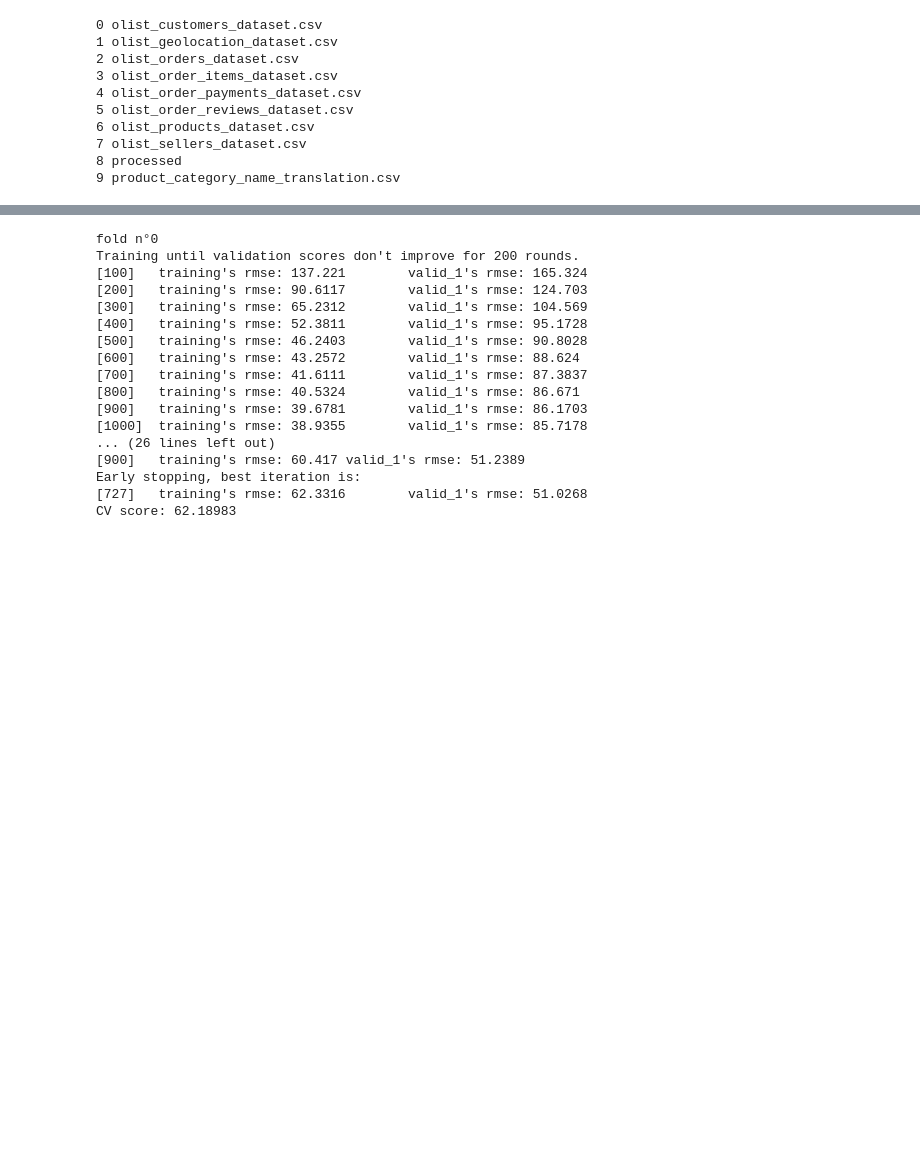
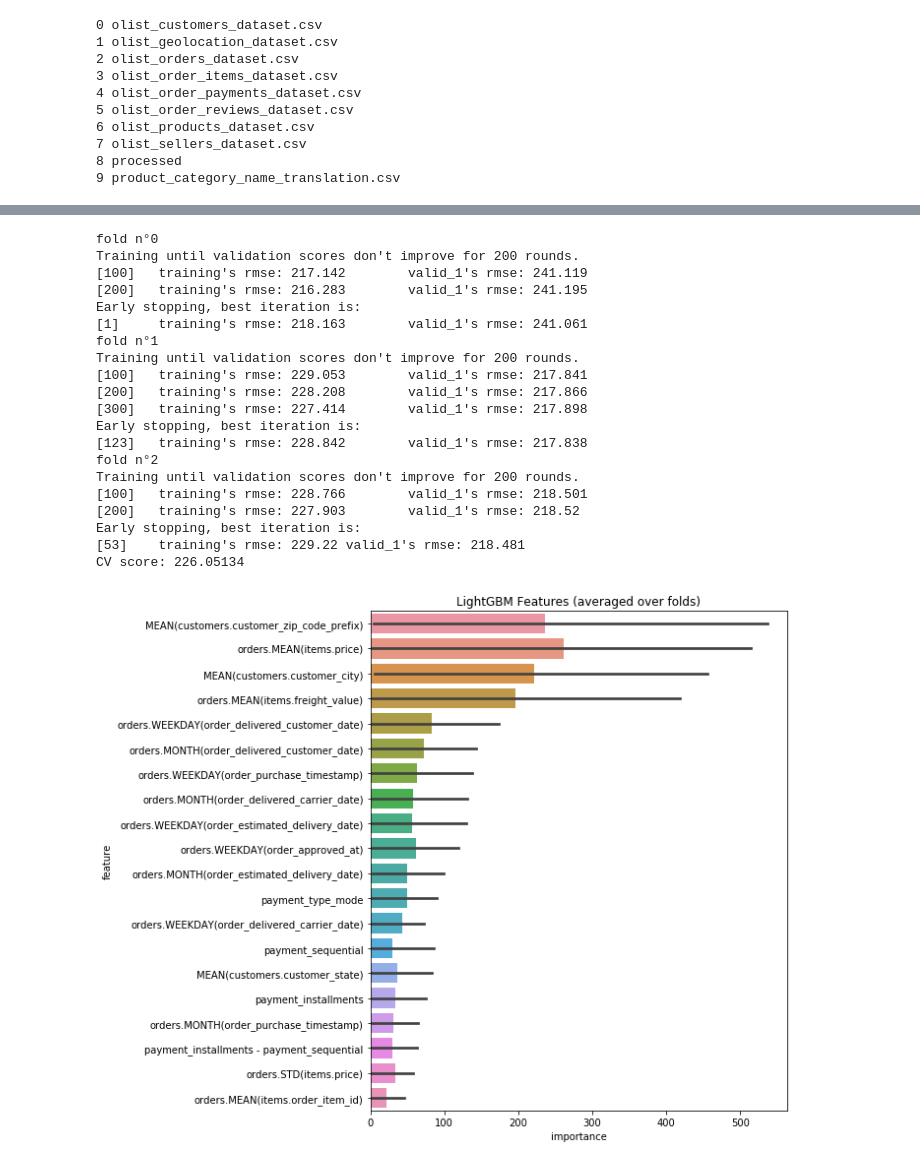
Before and after one commit to OnkarDeshpande/brazil_ecomm, a Jupyter notebook: code/predict_order_value.ipynb, the cells around one changed output, grey strips where cells are left out. Saved outputs shown, nothing was run; the diff lists cells and outputs as text; code cells hidden in the pictures; blank space fills up the shorter version.

```diff
--- a/code/predict_order_value.ipynb
+++ b/code/predict_order_value.ipynb
@@ -70,17 +54,21 @@ df_payments = utils.read_pickles('../data/processed/payments')
+# %%
+df_payments['payment_type_mode'] = df_payments['payment_type_mode'].astype('category').cat.codes.values
+df_orders['order_status'] = df_orders['order_status'].astype('category').cat.codes.values
+# %%
+target = df_payments.pop('payment_value')
 # %%
 # Create entityset
 entity_set = ft.EntitySet(id = 'order_val')
 
+# order entity
 entity_set = entity_set.entity_from_dataframe(
     entity_id='orders',
     dataframe=df_orders,
-    index='order_id'
-#     variable_types={
-#         'plan': ft.variable_types.Categorical
-#     }
+    index='order_id',
+    variable_types = {'order_status': ft.variable_types.Categorical}
 )
 
-# Create item entity
+# item entity
 entity_set = entity_set.entity_from_dataframe(
     entity_id='items',
     dataframe=df_items,
@@ -89,20 +77,14 @@ entity_set = entity_set.entity_from_dataframe(
     time_index = 'shipping_limit_date'
 )
 
-# Create payments entity
+# payments entity
 entity_set = entity_set.entity_from_dataframe(
     entity_id='payments',
     dataframe=df_payments,
-    index='order_id'
+    index='order_id',
+    variable_types = {'payment_type_mode': ft.variable_types.Categorical}
 )
 
-# Create customers entity
-# entity_set = entity_set.entity_from_dataframe(
-#     entity_id='customers',
-#     dataframe=df_customers,
-#     index = 'customer_id'
-# )
-
 entity_set
 # %% [output]
 Entityset: order_val
@@ -140,7 +119,7 @@ Entityset: order_val
     payments.order_id -> orders.order_id
     items.order_id -> orders.order_id
 # %%
-transformation_feats = ['years', 'month', 'weekday', 'subtract', 'time_since_previous']
+transformation_feats = [ 'year', 'month', 'weekday', 'subtract']
 aggregate_feats = ['mean', 'std']
 
 df_features, feature_names = ft.dfs(entityset = entity_set,
@@ -220,18 +227,36 @@ print("CV score: {:<8.5f}".format(mean_squared_error(oof, y_train)**0.5))
 # %% [output]
 fold n°0
 Training until validation scores don't improve for 200 rounds.
-[100]   training's rmse: 137.221        valid_1's rmse: 165.324
-[200]   training's rmse: 90.6117        valid_1's rmse: 124.703
-[300]   training's rmse: 65.2312        valid_1's rmse: 104.569
-[400]   training's rmse: 52.3811        valid_1's rmse: 95.1728
-[500]   training's rmse: 46.2403        valid_1's rmse: 90.8028
-[600]   training's rmse: 43.2572        valid_1's rmse: 88.624
-[700]   training's rmse: 41.6111        valid_1's rmse: 87.3837
-[800]   training's rmse: 40.5324        valid_1's rmse: 86.671
-[900]   training's rmse: 39.6781        valid_1's rmse: 86.1703
-[1000]  training's rmse: 38.9355        valid_1's rmse: 85.7178
-... (26 lines left out)
-[900]   training's rmse: 60.417 valid_1's rmse: 51.2389
+[100]   training's rmse: 217.142        valid_1's rmse: 241.119
+[200]   training's rmse: 216.283        valid_1's rmse: 241.195
 Early stopping, best iteration is:
-[727]   training's rmse: 62.3316        valid_1's rmse: 51.0268
-CV score: 62.18983
+[1]     training's rmse: 218.163        valid_1's rmse: 241.061
+fold n°1
+Training until validation scores don't improve for 200 rounds.
+[100]   training's rmse: 229.053        valid_1's rmse: 217.841
+[200]   training's rmse: 228.208        valid_1's rmse: 217.866
+[300]   training's rmse: 227.414        valid_1's rmse: 217.898
+Early stopping, best iteration is:
+[123]   training's rmse: 228.842        valid_1's rmse: 217.838
+fold n°2
+Training until validation scores don't improve for 200 rounds.
+[100]   training's rmse: 228.766        valid_1's rmse: 218.501
+[200]   training's rmse: 227.903        valid_1's rmse: 218.52
+Early stopping, best iteration is:
+[53]    training's rmse: 229.22 valid_1's rmse: 218.481
+CV score: 226.05134
+# %%
+cols = (feature_importance_df[["feature", "importance"]]
+        .groupby("feature")
+        .mean()
+        .sort_values(by="importance", ascending=False)[:20].index)
+
+best_features = feature_importance_df.loc[feature_importance_df.feature.isin(cols)]
+
+plt.figure(figsize=(10,8))
+sns.barplot(x="importance", y="feature", data=best_features.sort_values(by="importance",ascending=False))
+plt.title('LightGBM Features (averaged over folds)')
+plt.tight_layout()
+plt.show()
+# %% [output]
+[figure, added]
```
Also changed, not shown: parts of 14 cells of this notebook, 6 other files.
